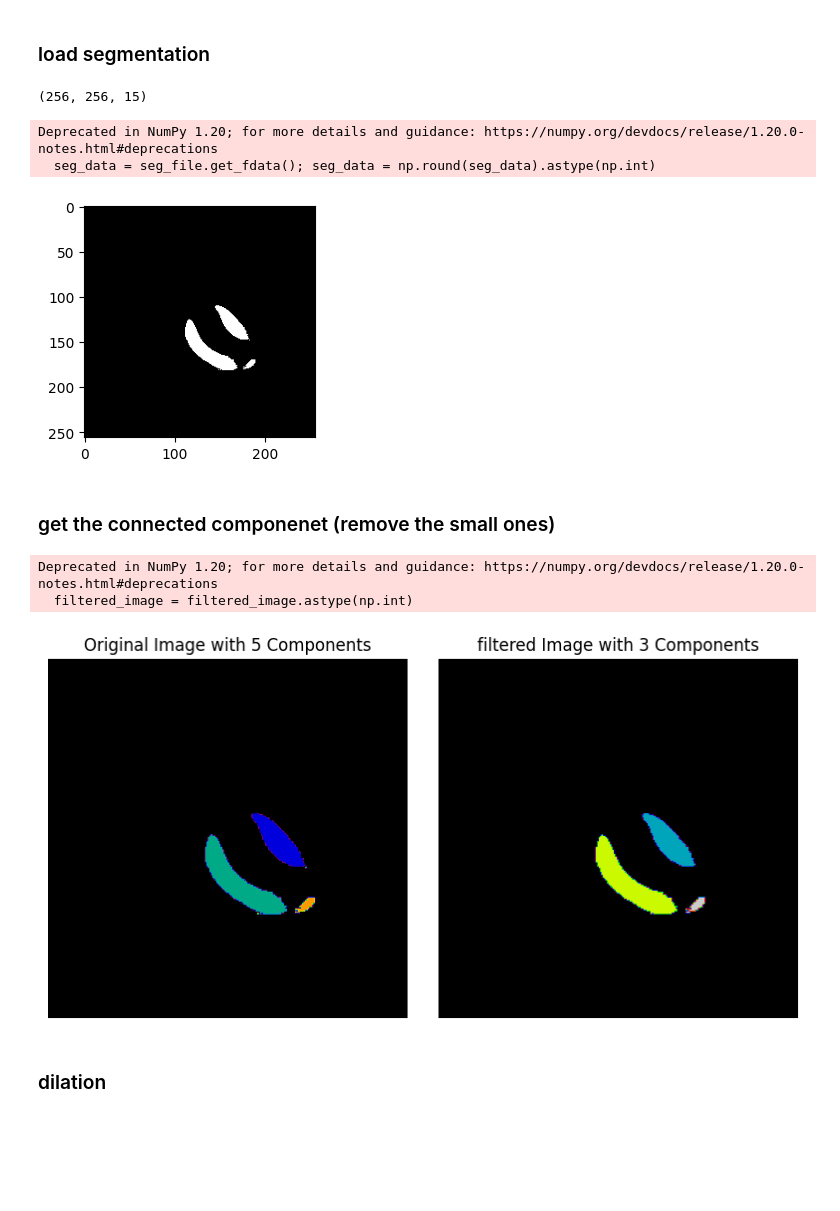
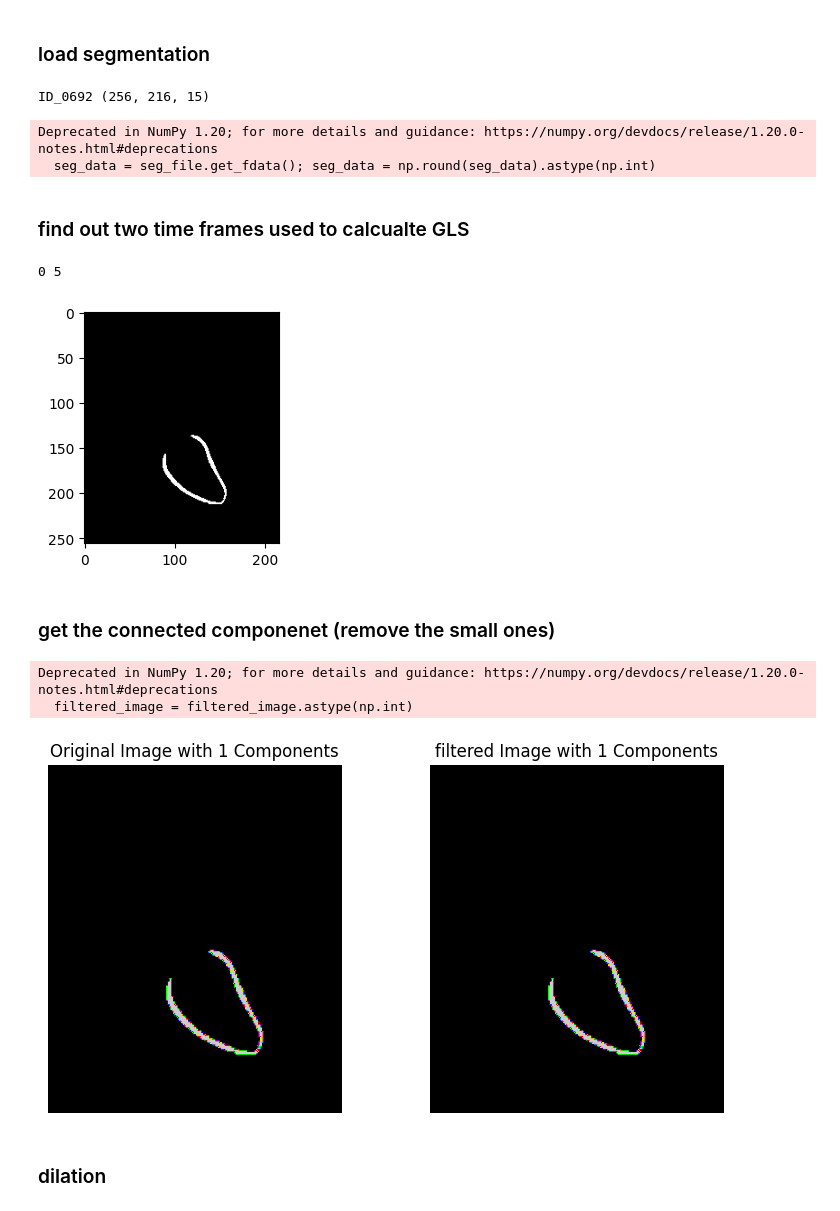
Before and after one commit to zhennongchen/DeepStrain, a Jupyter notebook: main_GLS.ipynb, the cells around one changed output. Saved outputs shown, nothing was run; the diff lists cells and outputs as text; code cells hidden in the pictures; blank space fills up the shorter version.

```diff
--- a/main_GLS.ipynb
+++ b/main_GLS.ipynb
@@ -19,0 +24,4 @@ main_path = '/mnt/camca_NAS/SAM_for_CMR/models/sam_multiview_prompt_text_HF_LAX_
+# %%
+main_path = '/mnt/camca_NAS/SAM_for_CMR/models/sam_multiview_prompt_text_HF_LAX_finetune/SAM_LAX_seg_first_round/'
+patient_list = pd.read_excel('/mnt/camca_NAS/SAM_for_CMR/data/Patient_list/LAX_segmentation_manual_refine_notes.xlsx')[0:136]
+patient_list2 = pd.read_excel('/mnt/camca_NAS/SAM_for_CMR/data/Patient_list/HFpEF_fulldataset_LAX_training_testing.xlsx')
@@ -20,61 +306,44 @@ main_path = '/mnt/camca_NAS/SAM_for_CMR/models/sam_multiview_prompt_text_HF_LAX_
 # %% [markdown]
 ### load segmentation
 # %%
-patient_id = 'ID_0002'
-seg_file = nb.load(os.path.join(main_path,patient_id, 'epoch-100/LAX4_seg_pred.nii.gz'))
+index = 0
+patient_id = patient_list['OurID'][index]
+patient_id = ff.XX_to_ID_00XX(patient_id)
+
+row = patient_list.iloc[index]
+row2 = patient_list2[patient_list2['patient_id'] == patient_id].iloc[0]
+
+seg_file = nb.load(os.path.join(main_path,patient_id, '4CH/seg_new/LAX4_seg_pred.nii.gz'))
 seg_data = seg_file.get_fdata(); seg_data = np.round(seg_data).astype(np.int)
-print(seg_data.shape)
+seg_data[seg_data == 2] = 1
+print(patient_id, seg_data.shape)
 # %% [output]
-(256, 256, 15)
+ID_0692 (256, 216, 15)
 Deprecated in NumPy 1.20; for more details and guidance: https://numpy.org/devdocs/release/1.20.0-notes.html#deprecations
   seg_data = seg_file.get_fdata(); seg_data = np.round(seg_data).astype(np.int)
+# %% [markdown]
+### find out two time frames used to calcualte GLS
+# %%
+if row['4CH'] != 'done':
+    ed = int(row2['ED_index_in_processed_time_frame'])
+    es = int(row2['ES_index_in_processed_time_frame'])
+else:
+    ed = int(row['ED'])
+    es = int(row['ES'])
+print(ed, es)
+# %% [output]
+0 5
 # %%
-tf = 7
+tf = ed
 plt.figure(figsize=(3,3))
 plt.imshow(seg_data[:,:,tf],cmap = 'gray')
 plt.show()
 binary_image = seg_data[:,:,tf]
 # %% [output]
-[figure, old version]
+[figure, new version]
 # %% [markdown]
 ### get the connected componenet (remove the small ones)
 # %%
-import numpy as np
-from scipy import ndimage
-
-def filter_components(binary_image, threshold):
-    # Step 1: Identify connected components
-    labeled_array, num_components = ndimage.label(binary_image)
-
-    # Initialize lists to store pixels and pixel counts for each component
-    component_pixels = []
-    component_pixel_counts = []
-
-    # Create a copy of the binary image for modification
-    filtered_image = binary_image.copy()
-
-    # Step 2: Process each connected component
-    for label in range(1, num_components + 1):
-        # Create a mask for the current component
-        mask = labeled_array == label
-
-        # Get pixel coordinates of the component
-        pixels = np.argwhere(mask)
-
-        # Get the number of pixels in the component
-        pixel_count = np.sum(mask)
-
-        # Store the component's pixels and pixel count
-        component_pixels.append(pixels)
-        component_pixel_counts.append(pixel_count)
-
-        # Step 3: Filter based on threshold
-        if pixel_count < threshold:
-            # Set pixels of the component to 0 if below threshold
-            filtered_image[mask] = 0
-
-    return labeled_array, num_components, component_pixels, component_pixel_counts, filtered_image
-
 # Example usage
 # binary_image is a 2D NumPy array where background=0 and myocardium=1
 # threshold is an integer, e.g., 50
@@ -99,7 +368,7 @@ plt.show()
 # %% [output]
 Deprecated in NumPy 1.20; for more details and guidance: https://numpy.org/devdocs/release/1.20.0-notes.html#deprecations
   filtered_image = filtered_image.astype(np.int)
-[figure, old version]
+[figure, new version]
 # %% [markdown]
 ### dilation
 # %%
```
Also changed, not shown: parts of 14 cells of this notebook, 2 other files.
